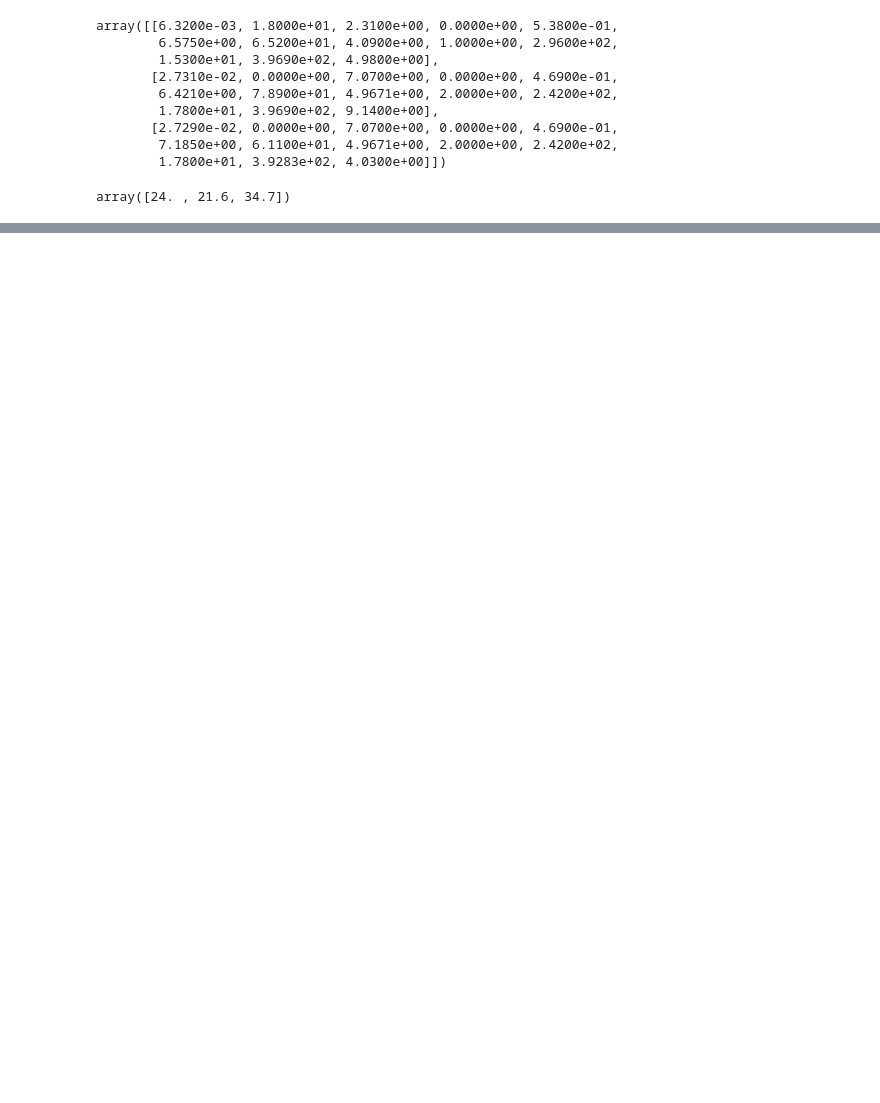
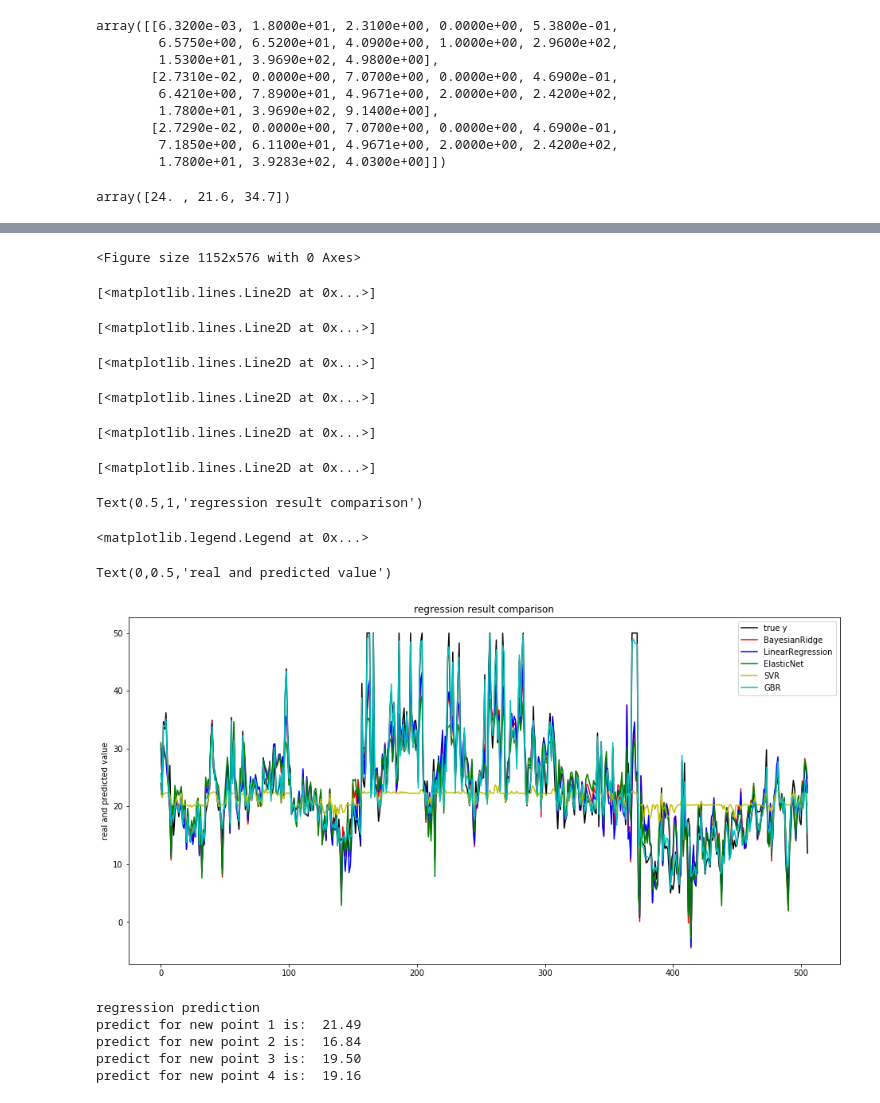
Before and after one commit to longfengpili/Data-Analysis-and-Data-Operation-with-python, a Jupyter notebook: chapter4跳过数据分析和挖掘的大坑.ipynb, the cells around one changed output, grey strips where cells are left out. Drawn from its saved outputs; the diff is of its cells as text; code cells hidden in the pictures; blank space fills up the shorter version.

```diff
--- a/chapter4跳过数据分析和挖掘的大坑.ipynb
+++ b/chapter4跳过数据分析和挖掘的大坑.ipynb
@@ -198,0 +201,15 @@ plt.legend()
+# %%
+# 模型效果指标评估
+n_samples, n_features = X.shape  # 总样本量,总特征数
+model_metrics_name = [explained_variance_score, mean_absolute_error, mean_squared_error, r2_score]  # 回归评估指标对象集
+model_metrics_list = []  # 回归评估指标列表
+for i in range(5):  # 循环每个模型索引
+    tmp_list = []  # 每个内循环的临时结果列表
+    for m in model_metrics_name:  # 循环每个指标对象
+        tmp_score = m(y, pre_y_list[i])  # 计算每个回归指标结果
+        tmp_list.append(tmp_score)  # 将结果存入每个内循环的临时结果列表
+    model_metrics_list.append(tmp_list)  # 将结果存入回归评估指标列表
+df1 = pd.DataFrame(cv_score_list, index=model_names)  # 建立交叉检验的数据框
+df2 = pd.DataFrame(model_metrics_list, index=model_names, columns=['ev', 'mae', 'mse', 'r2'])  # 建立回归指标的数据框
+df1
+df2
@@ -198,0 +229,39 @@ plt.legend()
+# %%
+# 模型效果可视化
+plt.figure(figsize=(16,8))  # 创建画布
+plt.plot(np.arange(X.shape[0]), y, color='k', label='true y')  # 画出原始值的曲线
+color_list = ['r', 'b', 'g', 'y', 'c']  # 颜色列表
+linestyle_list = ['-', '.', 'o', 'v', '*']  # 样式列表
+for i, pre_y in enumerate(pre_y_list):  # 读出通过回归模型预测得到的索引及结果
+    plt.plot(np.arange(X.shape[0]), pre_y_list[i], color_list[i], label=model_names[i])  # 画出每条预测结果线
+plt.title('regression result comparison')  # 标题
+plt.legend(loc='upper right')  # 图例位置
+plt.ylabel('real and predicted value')  # y轴标题
+# %% [output]
+<Figure size 1152x576 with 0 Axes>
+[<matplotlib.lines.Line2D at 0x...>]
+[<matplotlib.lines.Line2D at 0x...>]
+[<matplotlib.lines.Line2D at 0x...>]
+[<matplotlib.lines.Line2D at 0x...>]
+[<matplotlib.lines.Line2D at 0x...>]
+[<matplotlib.lines.Line2D at 0x...>]
+Text(0.5,1,'regression result comparison')
+<matplotlib.legend.Legend at 0x...>
+Text(0,0.5,'real and predicted value')
+[figure, added]
+# %%
+# 模型应用
+print ('regression prediction')
+new_point_set = [[1.05393, 0., 8.14, 0., 0.538, 5.935, 29.3, 4.4986, 4., 307., 21., 386.85, 6.58],
+                 [0.7842, 0., 8.14, 0., 0.538, 5.99, 81.7, 4.2579, 4., 307., 21., 386.75, 14.67],
+                 [0.80271, 0., 8.14, 0., 0.538, 5.456, 36.6, 3.7965, 4., 307., 21., 288.99, 11.69],
+                 [0.7258, 0., 8.14, 0., 0.538, 5.727, 69.5, 3.7965, 4., 307., 21., 390.95, 11.28]]  # 要预测的新数据集
+for i, new_point in enumerate(new_point_set):  # 循环读出每个要预测的数据点
+    new_pre_y = model_gbr.predict(np.array(new_point).reshape(1,-1))  # 使用GBR进行预测
+    print ('predict for new point %d is:  %.2f' % (i + 1, new_pre_y))  # 打印输出每个数据点的预测信息
+# %% [output]
+regression prediction
+predict for new point 1 is:  21.49
+predict for new point 2 is:  16.84
+predict for new point 3 is:  19.50
+predict for new point 4 is:  19.16
```
Also changed, not shown: parts of 3 cells of this notebook, 1 other file.
